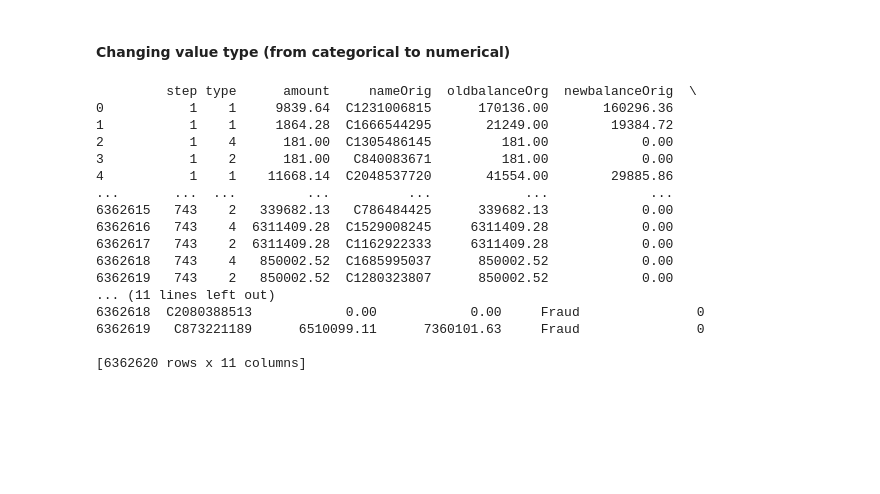
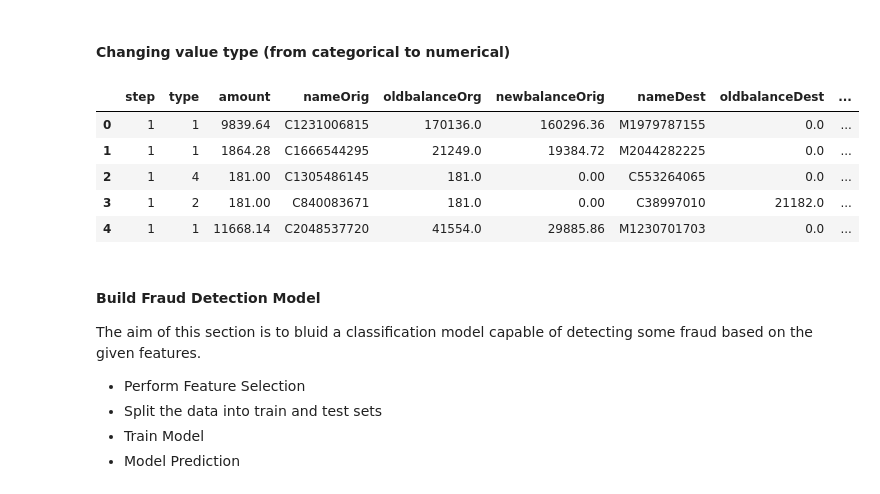
Before and after one commit to franck-armand/Data-Science-Projects, a Jupyter notebook: Online Payments Fraud Detection/Faud_Detection.ipynb, the cells around one changed output. Drawn from its saved outputs; the diff is of its cells as text; code cells hidden in the pictures; blank space fills up the shorter version.

Commit message:
feature selection

```diff
--- a/Online Payments Fraud Detection/Faud_Detection.ipynb
+++ b/Online Payments Fraud Detection/Faud_Detection.ipynb
@@ -105,23 +103,19 @@ data.loc[data['type'] == 'CASH_OUT', 'type'] = 2
 data.loc[data['type'] == 'CASH_IN', 'type'] = 3
 data.loc[data['type'] == 'TRANSFER', 'type'] = 4
 data.loc[data['type'] == 'DEBIT', 'type'] = 5
-
-print(data.head())
-# %% [output]
-         step type      amount     nameOrig  oldbalanceOrg  newbalanceOrig  \
-0           1    1     9839.64  C1231006815      170136.00       160296.36
-1           1    1     1864.28  C1666544295       21249.00        19384.72
-2           1    4      181.00  C1305486145         181.00            0.00
-3           1    2      181.00   C840083671         181.00            0.00
-4           1    1    11668.14  C2048537720       41554.00        29885.86
-...       ...  ...         ...          ...            ...             ...
-6362615   743    2   339682.13   C786484425      339682.13            0.00
-6362616   743    4  6311409.28  C1529008245     6311409.28            0.00
-6362617   743    2  6311409.28  C1162922333     6311409.28            0.00
-6362618   743    4   850002.52  C1685995037      850002.52            0.00
-6362619   743    2   850002.52  C1280323807      850002.52            0.00
-... (11 lines left out)
-6362618  C2080388513            0.00            0.00     Fraud               0
-6362619   C873221189      6510099.11      7360101.63     Fraud               0
-
-[6362620 rows x 11 columns]
+# %%
+data.head()
+# %% [output]
+|  | step | type | amount | nameOrig | oldbalanceOrg | newbalanceOrig | nameDest | oldbalanceDest | ... |
+| 0 | 1 | 1 | 9839.64 | C1231006815 | 170136.0 | 160296.36 | M1979787155 | 0.0 | ... |
+| 1 | 1 | 1 | 1864.28 | C1666544295 | 21249.0 | 19384.72 | M2044282225 | 0.0 | ... |
+| 2 | 1 | 4 | 181.00 | C1305486145 | 181.0 | 0.00 | C553264065 | 0.0 | ... |
+| 3 | 1 | 2 | 181.00 | C840083671 | 181.0 | 0.00 | C38997010 | 21182.0 | ... |
+| 4 | 1 | 1 | 11668.14 | C2048537720 | 41554.0 | 29885.86 | M1230701703 | 0.0 | ... |
+# %% [markdown]
+#### **Build Fraud Detection Model**
+The aim of this section is to bluid a classification model capable of detecting some fraud based on the given features.
+* Perform Feature Selection
+* Split the data into train and test sets
+* Train Model
+* Model Prediction
```
Also changed, not shown: parts of 2 cells of this notebook.
